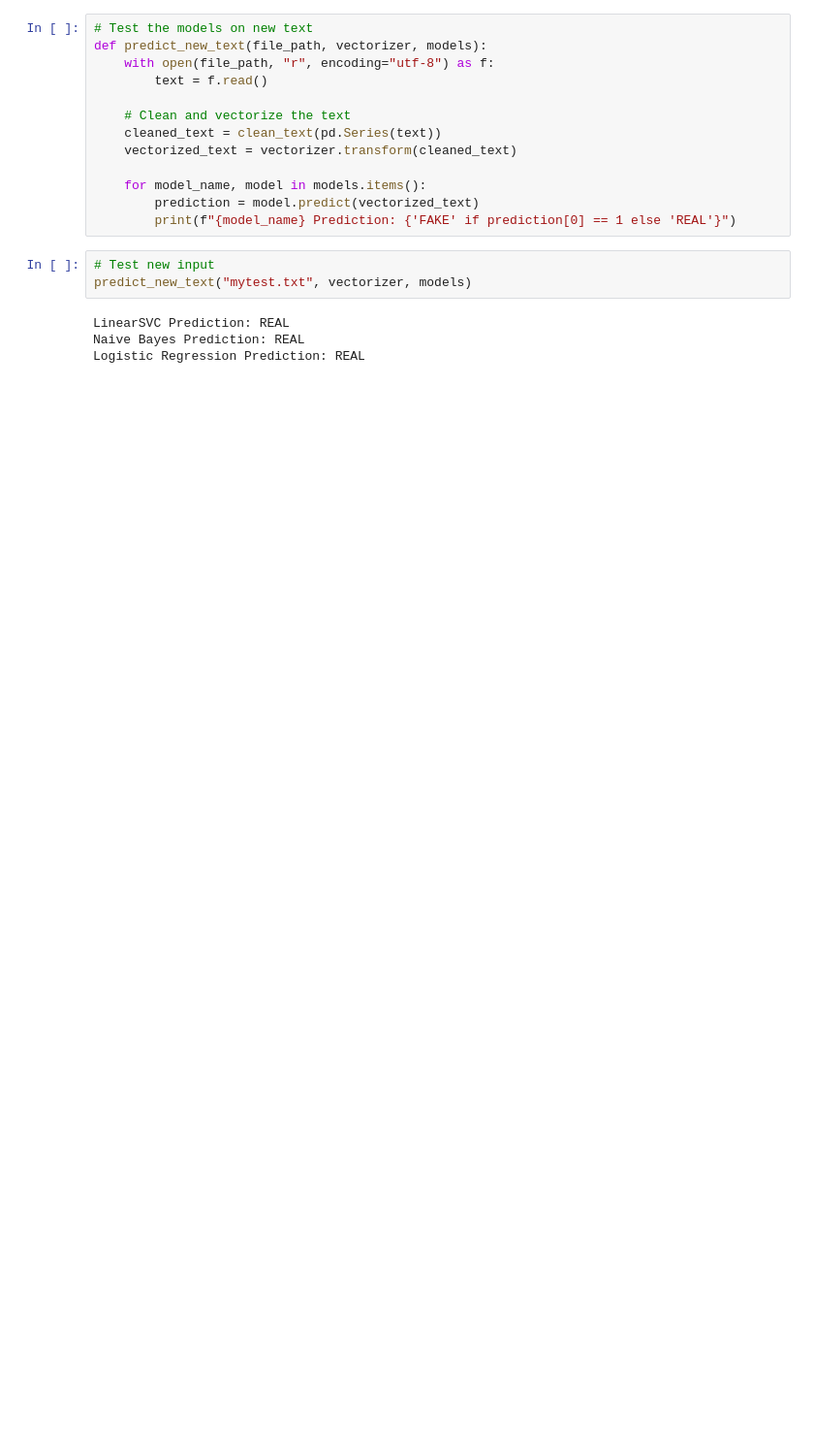
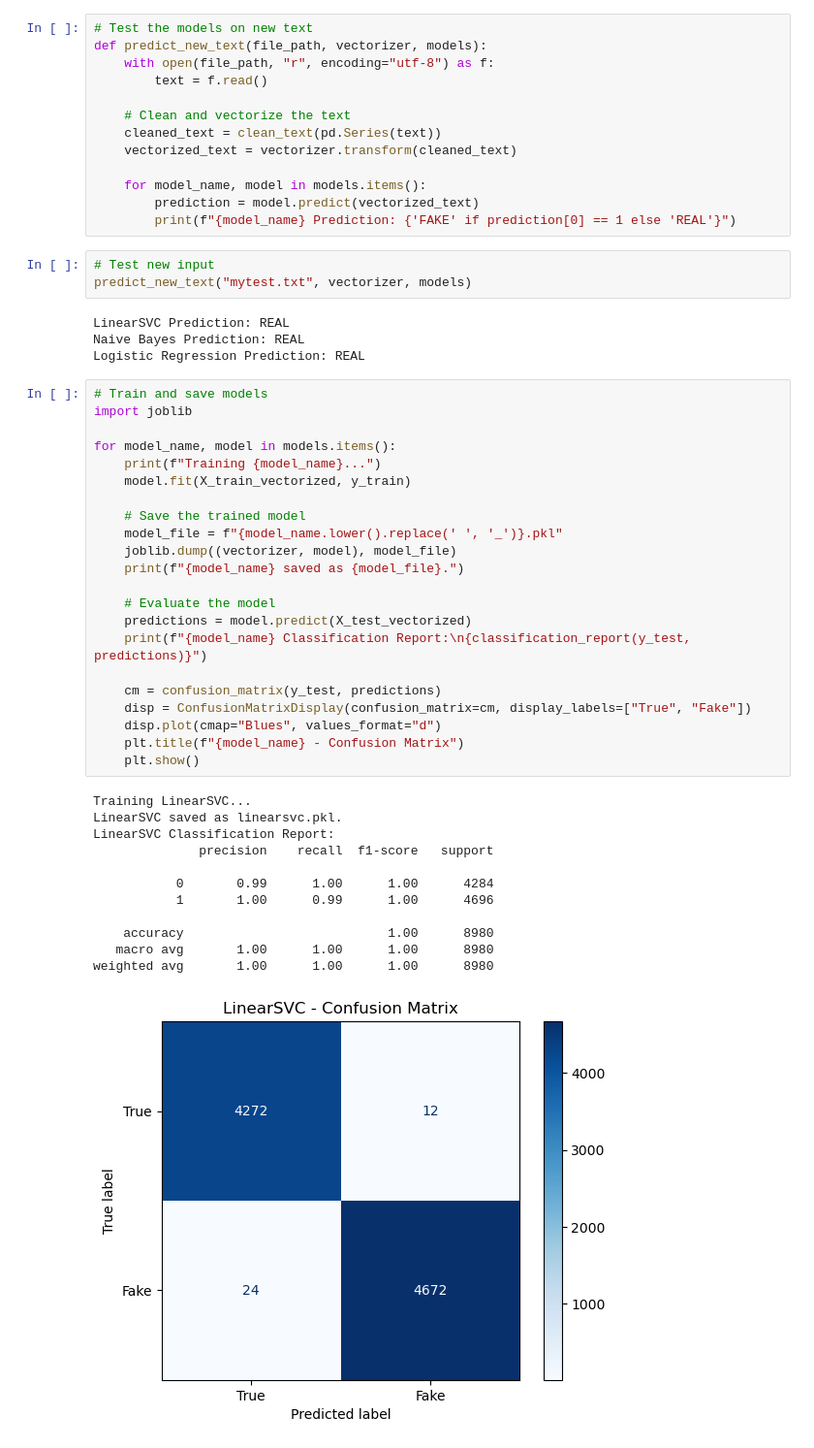
Before and after one commit to YasserZr/ML_FAKENEWS, a Jupyter notebook: Fake_News.ipynb, the cells around one changed output. Shown at 97% size. Drawn from its saved outputs; the diff is of its cells as text; blank space fills up the shorter version.

Commit message:
With save for deployment

```diff
--- a/Fake_News.ipynb
+++ b/Fake_News.ipynb
@@ -193,3 +193,38 @@ predict_new_text("mytest.txt", vectorizer, models)
 LinearSVC Prediction: REAL
 Naive Bayes Prediction: REAL
 Logistic Regression Prediction: REAL
+# %%
+# Train and save models
+import joblib
+
+for model_name, model in models.items():
+    print(f"Training {model_name}...")
+    model.fit(X_train_vectorized, y_train)
+
+    # Save the trained model
+    model_file = f"{model_name.lower().replace(' ', '_')}.pkl"
+    joblib.dump((vectorizer, model), model_file)
+    print(f"{model_name} saved as {model_file}.")
+
+    # Evaluate the model
+    predictions = model.predict(X_test_vectorized)
+    print(f"{model_name} Classification Report:\n{classification_report(y_test, predictions)}")
+
+    cm = confusion_matrix(y_test, predictions)
+    disp = ConfusionMatrixDisplay(confusion_matrix=cm, display_labels=["True", "Fake"])
+    disp.plot(cmap="Blues", values_format="d")
+    plt.title(f"{model_name} - Confusion Matrix")
+    plt.show()
+# %% [output]
+Training LinearSVC...
+LinearSVC saved as linearsvc.pkl.
+LinearSVC Classification Report:
+              precision    recall  f1-score   support
+
+           0       0.99      1.00      1.00      4284
+           1       1.00      0.99      1.00      4696
+
+    accuracy                           1.00      8980
+   macro avg       1.00      1.00      1.00      8980
+weighted avg       1.00      1.00      1.00      8980
+[figure, added]
```
Also changed, not shown: parts of 5 cells of this notebook, 7 other files.
